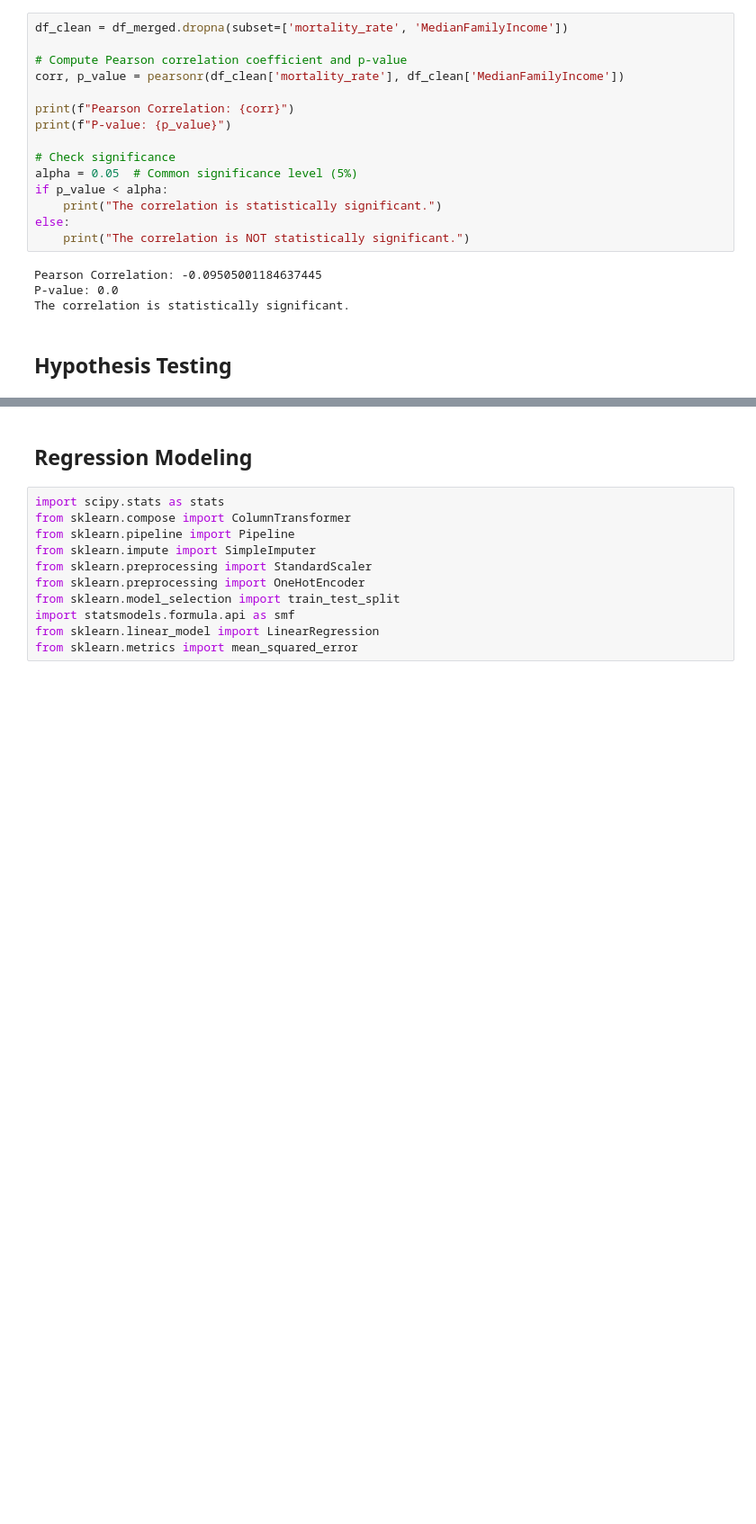
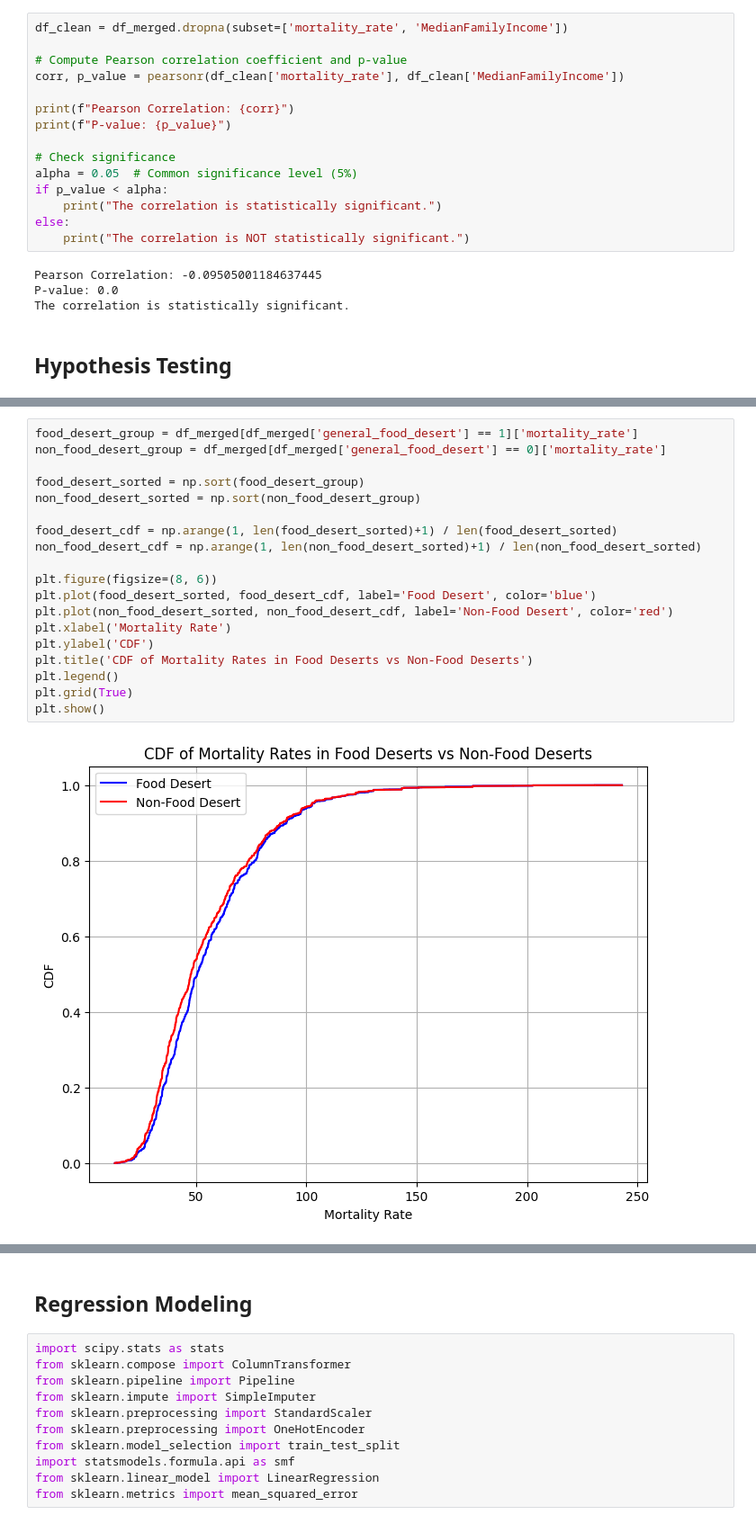
Before and after one commit to marklee4823/math189_project, a Jupyter notebook: Notebook.ipynb, the cells around one changed output, grey strips where cells are left out. Shown at 90% size. Drawn from its saved outputs; the diff is of its cells as text; blank space fills up the shorter version.

```diff
--- a/Notebook.ipynb
+++ b/Notebook.ipynb
@@ -478,0 +528,21 @@ The correlation is statistically significant.
+# %%
+food_desert_group = df_merged[df_merged['general_food_desert'] == 1]['mortality_rate']
+non_food_desert_group = df_merged[df_merged['general_food_desert'] == 0]['mortality_rate']
+
+food_desert_sorted = np.sort(food_desert_group)
+non_food_desert_sorted = np.sort(non_food_desert_group)
+
+food_desert_cdf = np.arange(1, len(food_desert_sorted)+1) / len(food_desert_sorted)
+non_food_desert_cdf = np.arange(1, len(non_food_desert_sorted)+1) / len(non_food_desert_sorted)
+
+plt.figure(figsize=(8, 6))
+plt.plot(food_desert_sorted, food_desert_cdf, label='Food Desert', color='blue')
+plt.plot(non_food_desert_sorted, non_food_desert_cdf, label='Non-Food Desert', color='red')
+plt.xlabel('Mortality Rate')
+plt.ylabel('CDF')
+plt.title('CDF of Mortality Rates in Food Deserts vs Non-Food Deserts')
+plt.legend()
+plt.grid(True)
+plt.show()
+# %% [output]
+[figure, added]
```
Also changed, not shown: parts of 18 cells of this notebook, 1 other file.
